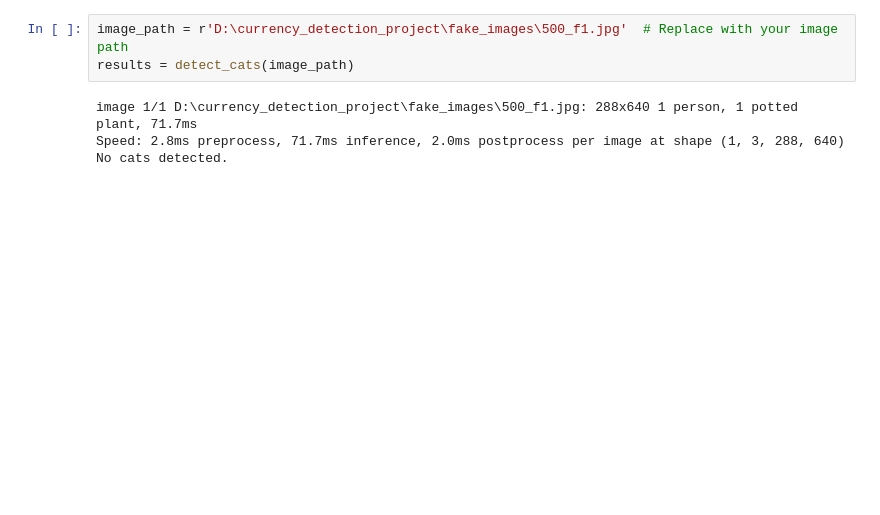
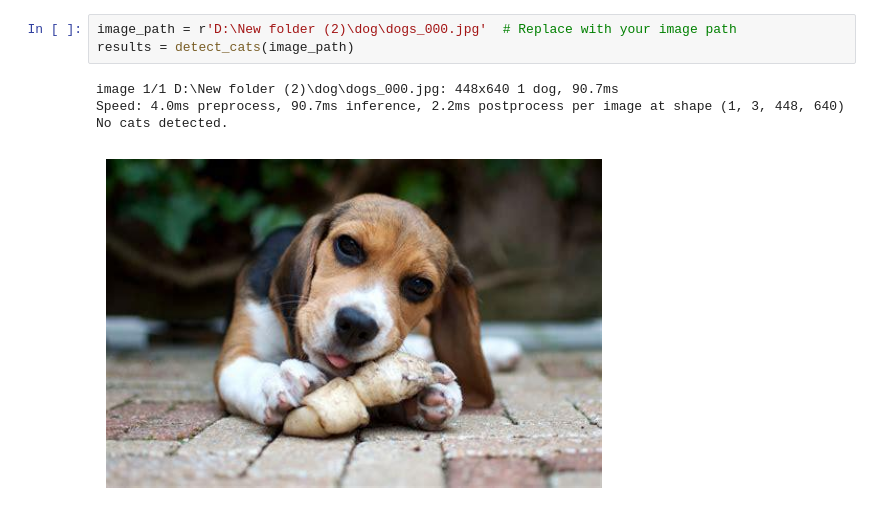
Before and after one commit to Umadevi95/Cat_detection, a Jupyter notebook: test_cat.ipynb, the cells around one changed output. Cells and saved outputs as stored; diff of their text form; blank space fills up the shorter version.

```diff
--- a/test_cat.ipynb
+++ b/test_cat.ipynb
@@ -75,7 +73,8 @@ Speed: 6.3ms preprocess, 130.0ms inference, 4.0ms postprocess per image at shape
 # %%
-image_path = r'D:\currency_detection_project\fake_images\500_f1.jpg'  # Replace with your image path
+image_path = r'D:\New folder (2)\dog\dogs_000.jpg'  # Replace with your image path
 results = detect_cats(image_path)
 # %% [output]
-image 1/1 D:\currency_detection_project\fake_images\500_f1.jpg: 288x640 1 person, 1 potted plant, 71.7ms
-Speed: 2.8ms preprocess, 71.7ms inference, 2.0ms postprocess per image at shape (1, 3, 288, 640)
+image 1/1 D:\New folder (2)\dog\dogs_000.jpg: 448x640 1 dog, 90.7ms
+Speed: 4.0ms preprocess, 90.7ms inference, 2.2ms postprocess per image at shape (1, 3, 448, 640)
 No cats detected.
+[figure, added]
```
Also changed, not shown: parts of 3 cells of this notebook.
